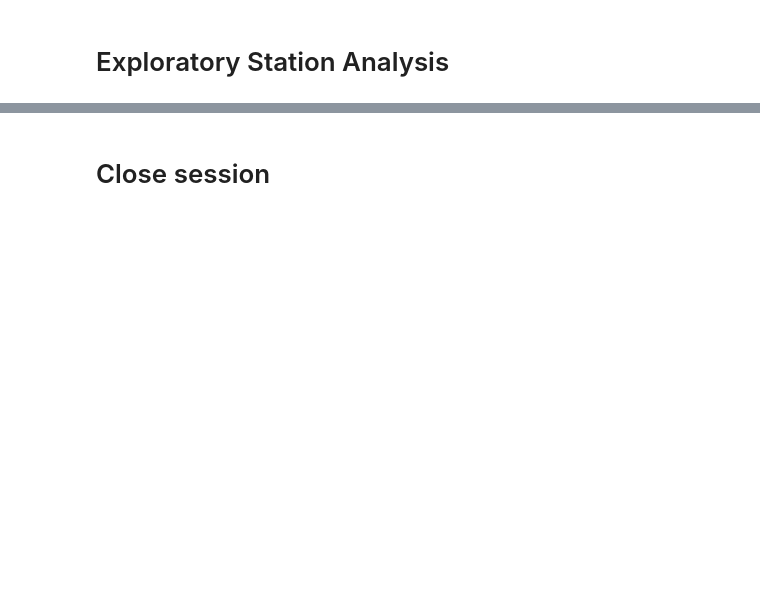
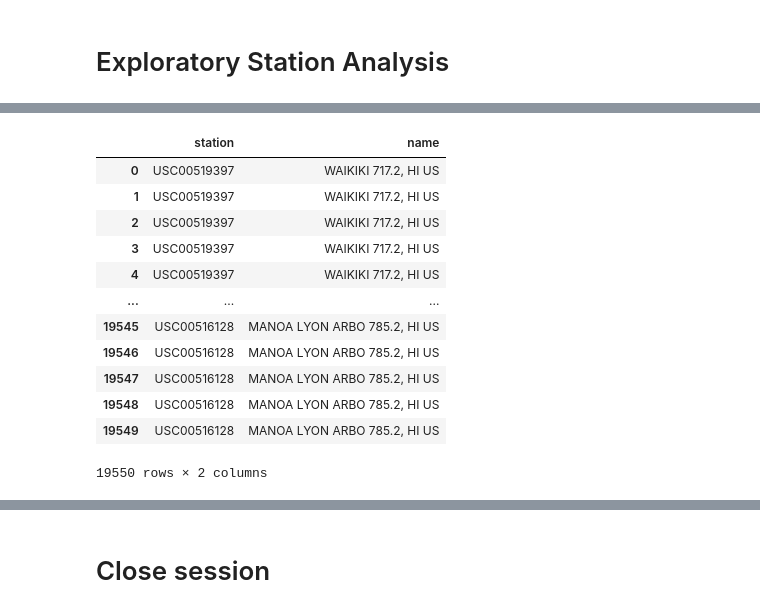
Before and after one commit to daintycuevas/sqlalchemy-challenge, a Jupyter notebook: climate_starter.ipynb, the cells around one changed output, grey strips where cells are left out. Cells and saved outputs as stored; diff of their text form; code cells hidden in the pictures; blank space fills up the shorter version.

```diff
--- a/climate_starter.ipynb
+++ b/climate_starter.ipynb
@@ -65,3 +184,22 @@ session = Session(engine)
 # %%
 # Design a query to find the most active stations (i.e. what stations have the most rows?)
 # List the stations and the counts in descending order.
+
+stations_data = session.query(Measurement.station, Station.name).filter(Measurement.station == Station.station).all()
+# %%
+stations_data_df = pd.DataFrame(stations_data, columns=['station', 'name'])
+stations_data_df
+# %% [output]
+|  | station | name |
+| 0 | USC00519397 | WAIKIKI 717.2, HI US |
+| 1 | USC00519397 | WAIKIKI 717.2, HI US |
+| 2 | USC00519397 | WAIKIKI 717.2, HI US |
+| 3 | USC00519397 | WAIKIKI 717.2, HI US |
+| 4 | USC00519397 | WAIKIKI 717.2, HI US |
+| ... | ... | ... |
+| 19545 | USC00516128 | MANOA LYON ARBO 785.2, HI US |
+| 19546 | USC00516128 | MANOA LYON ARBO 785.2, HI US |
+| 19547 | USC00516128 | MANOA LYON ARBO 785.2, HI US |
+| 19548 | USC00516128 | MANOA LYON ARBO 785.2, HI US |
+| 19549 | USC00516128 | MANOA LYON ARBO 785.2, HI US |
+19550 rows × 2 columns
```
Also changed, not shown: parts of 24 cells of this notebook.
